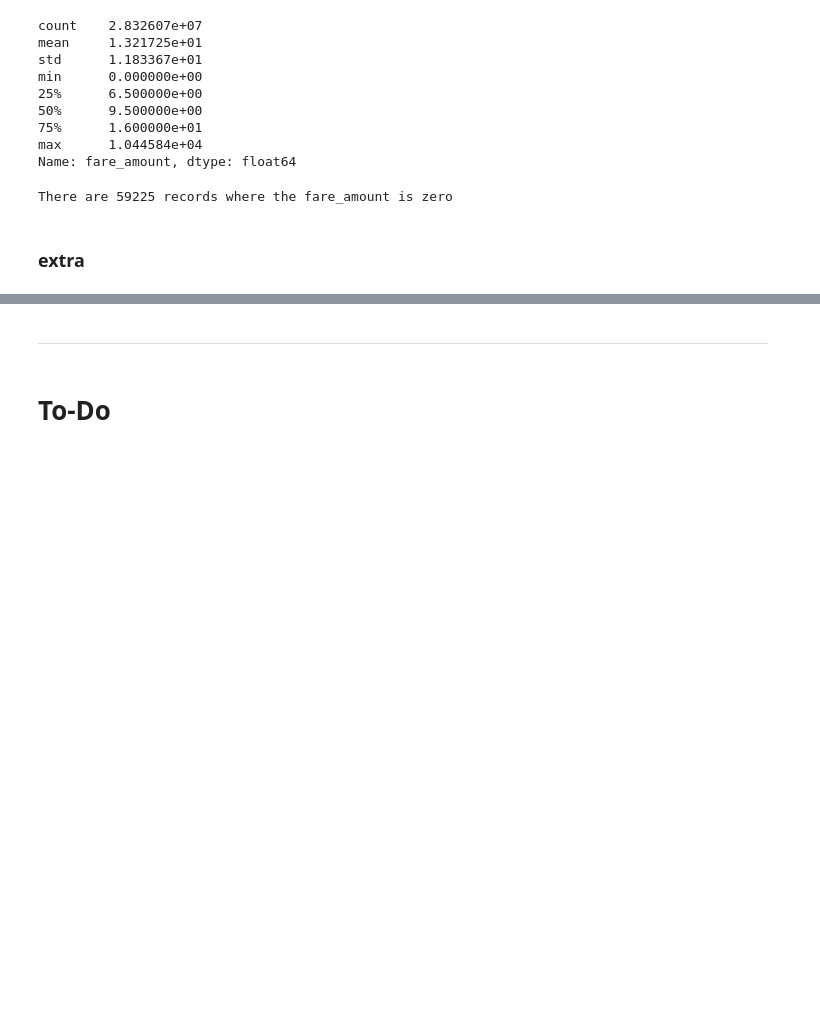
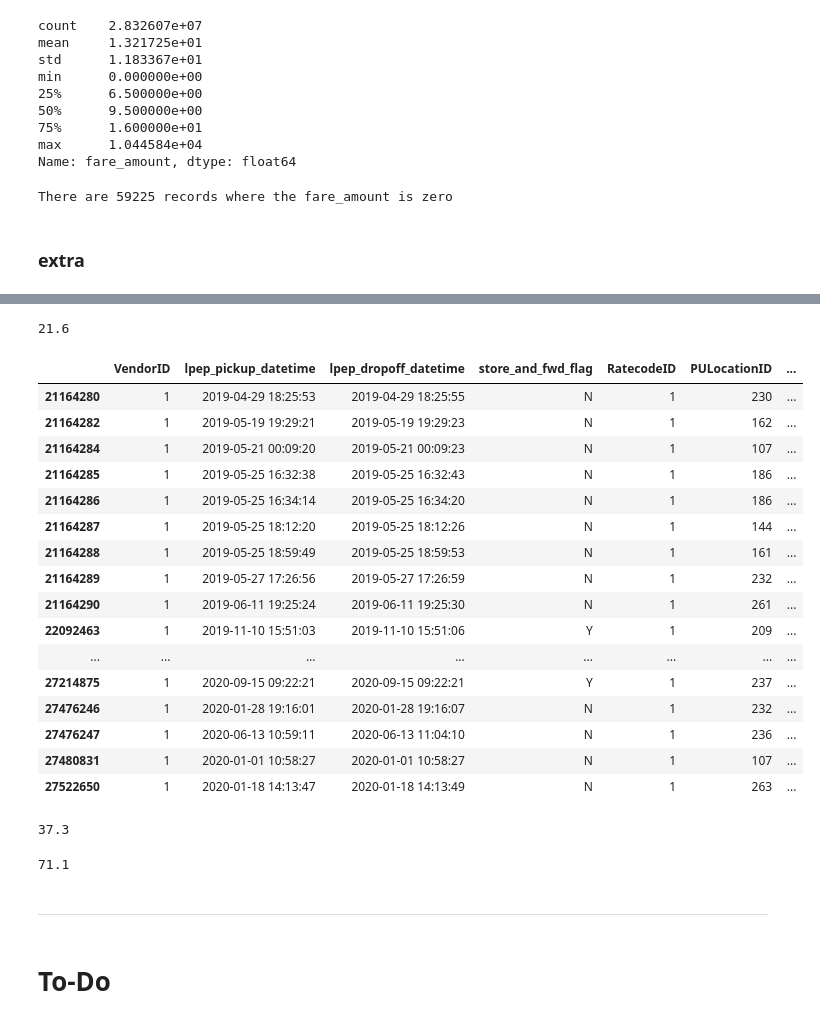
Before and after one commit to rayeess/NYC-Taxi-Trips, a Jupyter notebook: Data Cleaning.ipynb, the cells around one changed output, grey strips where cells are left out. Drawn from its saved outputs; the diff is of its cells as text; code cells hidden in the pictures; blank space fills up the shorter version.

```diff
--- a/Data Cleaning.ipynb
+++ b/Data Cleaning.ipynb
@@ -911,0 +800,2 @@ taxi_trips['congestion_surcharge'] = taxi_trips['congestion_surcharge'].abs()
+# %%
+taxi_trips['improvement_surcharge'].fillna(value=0.0, inplace=True)
@@ -912,3 +1138,35 @@ taxi_trips['congestion_surcharge'] = taxi_trips['congestion_surcharge'].abs()
+# %%
+20.50+0.50+0.60
+# %% [output]
+21.6
+# %%
+taxi_trips.loc[taxi_trips['mta_tax']==3.55]
+# %% [output]
+|  | VendorID | lpep_pickup_datetime | lpep_dropoff_datetime | store_and_fwd_flag | RatecodeID | PULocationID | ... |
+| 21164280 | 1 | 2019-04-29 18:25:53 | 2019-04-29 18:25:55 | N | 1 | 230 | ... |
+| 21164282 | 1 | 2019-05-19 19:29:21 | 2019-05-19 19:29:23 | N | 1 | 162 | ... |
+| 21164284 | 1 | 2019-05-21 00:09:20 | 2019-05-21 00:09:23 | N | 1 | 107 | ... |
+| 21164285 | 1 | 2019-05-25 16:32:38 | 2019-05-25 16:32:43 | N | 1 | 186 | ... |
+| 21164286 | 1 | 2019-05-25 16:34:14 | 2019-05-25 16:34:20 | N | 1 | 186 | ... |
+| 21164287 | 1 | 2019-05-25 18:12:20 | 2019-05-25 18:12:26 | N | 1 | 144 | ... |
+| 21164288 | 1 | 2019-05-25 18:59:49 | 2019-05-25 18:59:53 | N | 1 | 161 | ... |
+| 21164289 | 1 | 2019-05-27 17:26:56 | 2019-05-27 17:26:59 | N | 1 | 232 | ... |
+| 21164290 | 1 | 2019-06-11 19:25:24 | 2019-06-11 19:25:30 | N | 1 | 261 | ... |
+| 22092463 | 1 | 2019-11-10 15:51:03 | 2019-11-10 15:51:06 | Y | 1 | 209 | ... |
+| ... | ... | ... | ... | ... | ... | ... | ... |
+| 27214875 | 1 | 2020-09-15 09:22:21 | 2020-09-15 09:22:21 | Y | 1 | 237 | ... |
+| 27476246 | 1 | 2020-01-28 19:16:01 | 2020-01-28 19:16:07 | N | 1 | 232 | ... |
+| 27476247 | 1 | 2020-06-13 10:59:11 | 2020-06-13 11:04:10 | N | 1 | 236 | ... |
+| 27480831 | 1 | 2020-01-01 10:58:27 | 2020-01-01 10:58:27 | N | 1 | 107 | ... |
+| 27522650 | 1 | 2020-01-18 14:13:47 | 2020-01-18 14:13:49 | N | 1 | 263 | ... |
+# %%
+30.0+3.75+3.55
+# %% [output]
+37.3
+# %%
+100-28.9
+# %% [output]
+71.1
 # %% [markdown]
 ---
 # %% [markdown]
```
Also changed, not shown: parts of 135 cells of this notebook, 1 other file.
